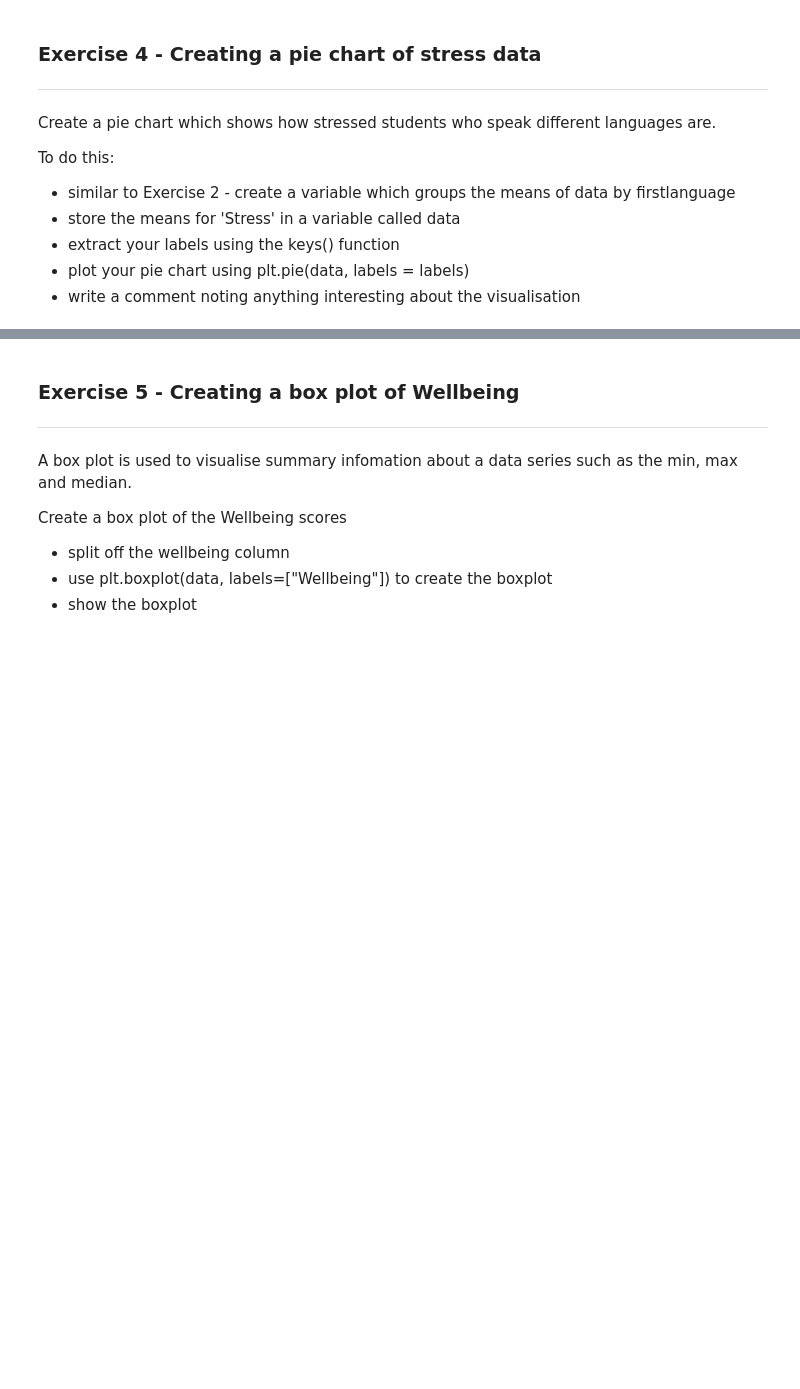
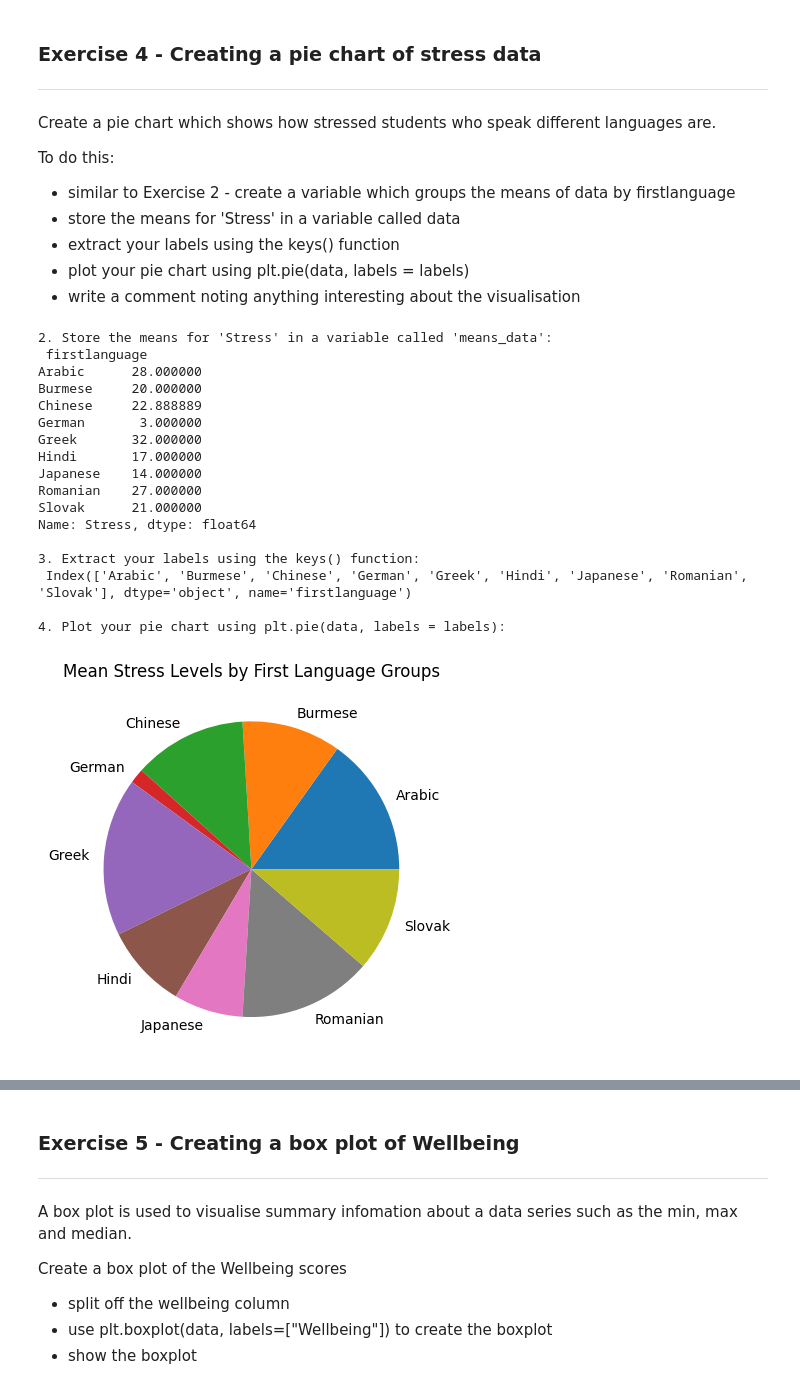
Before and after one commit to TsamayaDesigns/codeDivision-data-with-python, a Jupyter notebook: 7_1_Visualisation_with_matplotlib.ipynb, the cells around one changed output, grey strips where cells are left out. Cells and saved outputs as stored; diff of their text form; code cells hidden in the pictures; blank space fills up the shorter version.

```diff
--- a/7_1_Visualisation_with_matplotlib.ipynb
+++ b/7_1_Visualisation_with_matplotlib.ipynb
@@ -265,3 +265,15 @@ For these exercises you will use the Psychology dataset: "https://github.com/lil
 To get the data ready:
 
 * read csv file above and save into a new variable called `psych_data`
+# %%
+# Retrieve Data
+import pandas as pd
+import matplotlib.pyplot as plt
+pd.set_option('display.width', 240)
+
+def get_csv_data():
+  url = "https://github.com/lilaceri/Working-with-data-/blob/b157a2feceb7709cf82426932385706d65446270/Data%20Sets%20for%20code%20divisio/Positive_Psychology_2017.csv?raw=true"
+  df = pd.read_csv(url)
+  return df
+
+psych_data = get_csv_data()
@@ -277,3 +306,45 @@ To do this:
 * extract your labels using the keys() function
 * plot your pie chart using plt.pie(data, labels = labels)
 * write a comment noting anything interesting about the visualisation
+# %%
+# 1. Similar to Exercise 2 - create a variable which groups the means of data by "firstlanguage"
+group = psych_data.groupby(["firstlanguage"])
+
+# 2. Store the means for 'Stress' in a variable called "means_data"
+means_data = group["Stress"].mean()
+print("\n2. Store the means for 'Stress' in a variable called 'means_data': \n", means_data)
+
+# *** USE THIS TO COMBINE STEPS 1 & 2 ***
+# alt_means_data = psych_data.groupby(["firstlanguage"])["Stress"].mean()
+# print("\n*** USE THIS TO COMBINE STEPS 1 & 2 ***, storing 'Stress' in a variable called 'alt_means_data':: \n", alt_means_data)
+
+# 3. Extract your labels using the keys() function
+labels = means_data.keys()
+print("\n3. Extract your labels using the keys() function: \n", labels)
+
+# 4. Plot your pie chart using plt.pie(data, labels = labels)
+print("\n4. Plot your pie chart using plt.pie(data, labels = labels): \n",)
+plt.pie(means_data, labels = labels)
+plt.title("Mean Stress Levels by First Language Groups")
+plt.show()
+
+# 5. Write a comment noting anything interesting about the visualisation
+# %% [output]
+2. Store the means for 'Stress' in a variable called 'means_data':
+ firstlanguage
+Arabic      28.000000
+Burmese     20.000000
+Chinese     22.888889
+German       3.000000
+Greek       32.000000
+Hindi       17.000000
+Japanese    14.000000
+Romanian    27.000000
+Slovak      21.000000
+Name: Stress, dtype: float64
+
+3. Extract your labels using the keys() function:
+ Index(['Arabic', 'Burmese', 'Chinese', 'German', 'Greek', 'Hindi', 'Japanese', 'Romanian', 'Slovak'], dtype='object', name='firstlanguage')
+
+4. Plot your pie chart using plt.pie(data, labels = labels):
+[figure, added]
```
Also changed, not shown: parts of 2 cells of this notebook.
